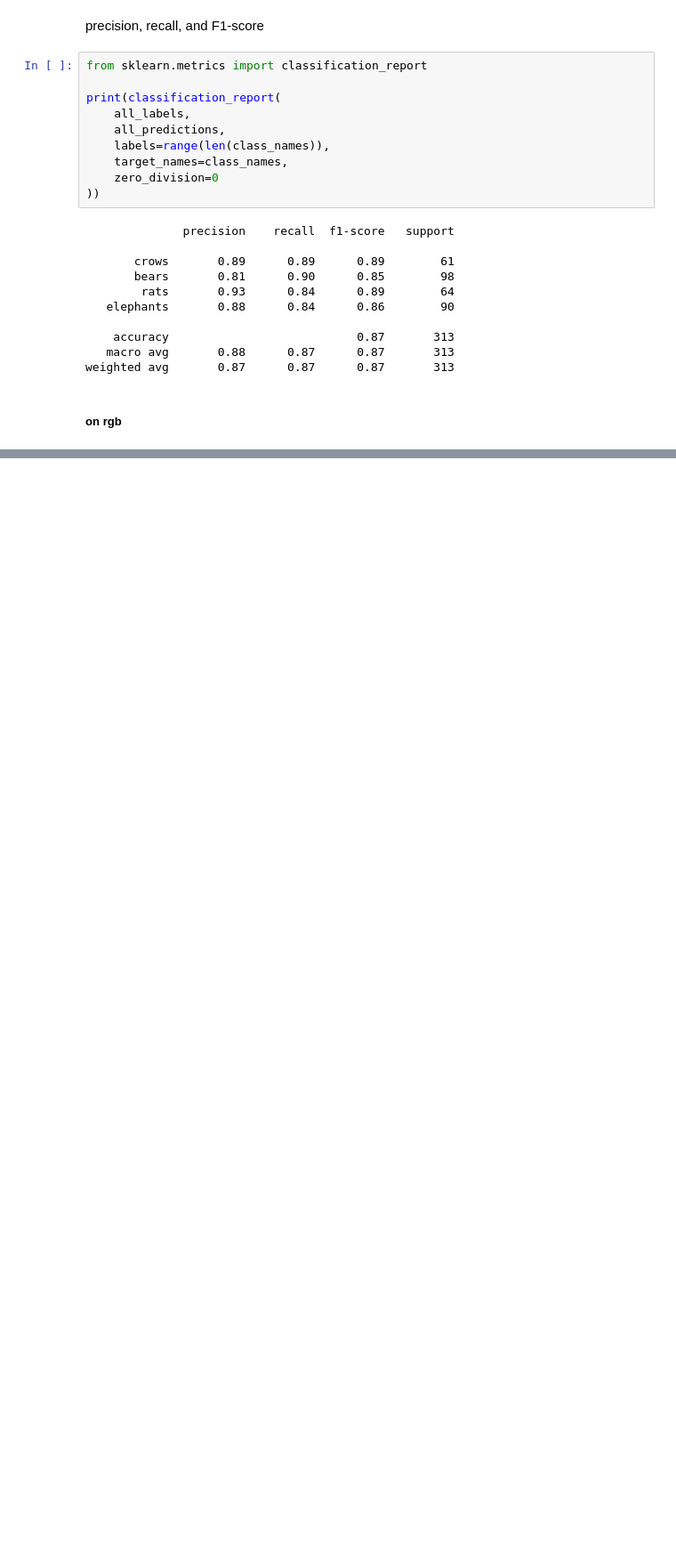
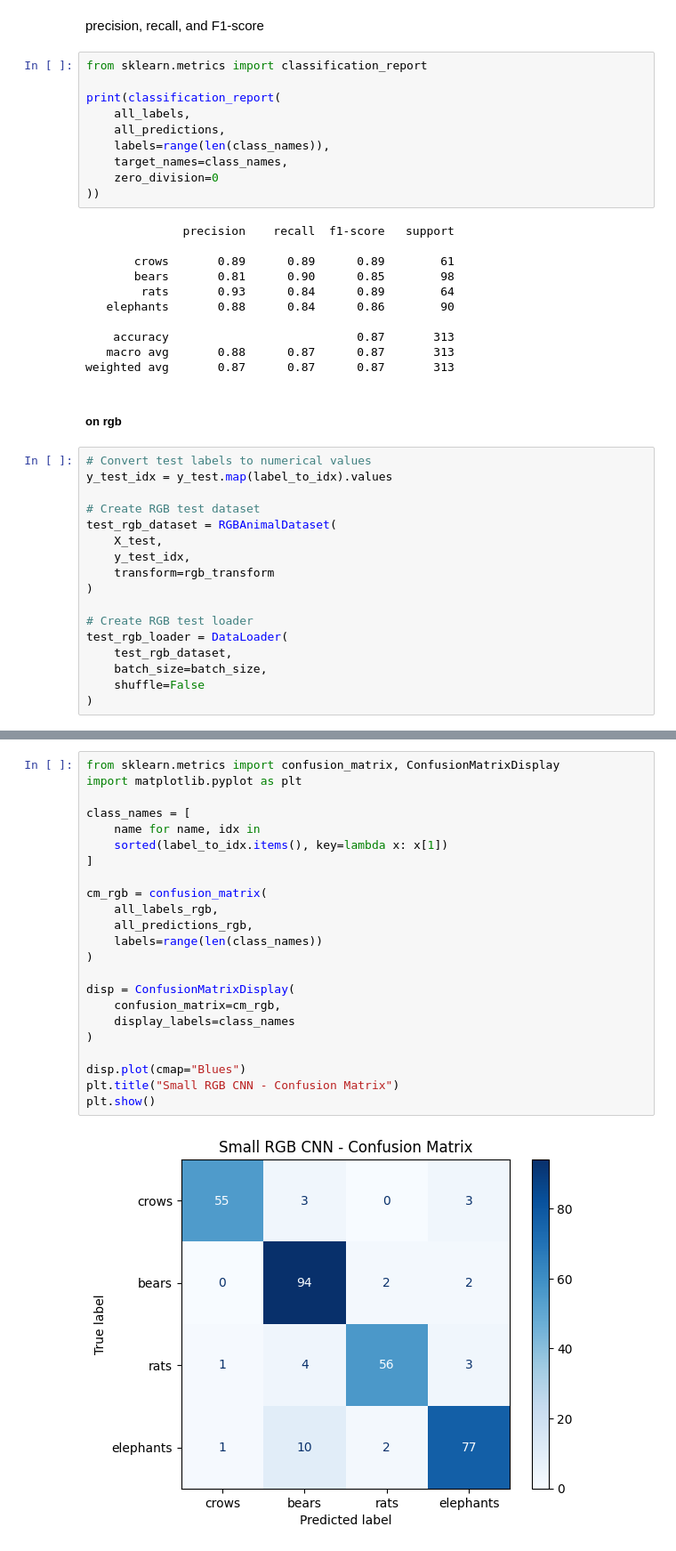
Before and after one commit to claramanolache/DeepLearning, a Jupyter notebook: CNN_mod2.ipynb, the cells around one changed output, grey strips where cells are left out. Shown at 89% size. Cells and saved outputs as stored; diff of their text form; blank space fills up the shorter version.

```diff
--- a/CNN_mod2.ipynb
+++ b/CNN_mod2.ipynb
@@ -984,6 +984,23 @@ print(classification_report(
 weighted avg       0.87      0.87      0.87       313
 # %% [markdown]
 ##### on rgb
+# %%
+# Convert test labels to numerical values
+y_test_idx = y_test.map(label_to_idx).values
+
+# Create RGB test dataset
+test_rgb_dataset = RGBAnimalDataset(
+    X_test,
+    y_test_idx,
+    transform=rgb_transform
+)
+
+# Create RGB test loader
+test_rgb_loader = DataLoader(
+    test_rgb_dataset,
+    batch_size=batch_size,
+    shuffle=False
+)
 # %%
 import torch
 
@@ -1025,0 +1046,25 @@ print(f"Test Accuracy: {test_accuracy * 100:.2f}%")
+# %%
+from sklearn.metrics import confusion_matrix, ConfusionMatrixDisplay
+import matplotlib.pyplot as plt
+
+class_names = [
+    name for name, idx in
+    sorted(label_to_idx.items(), key=lambda x: x[1])
+]
+
+cm_rgb = confusion_matrix(
+    all_labels_rgb,
+    all_predictions_rgb,
+    labels=range(len(class_names))
+)
+
+disp = ConfusionMatrixDisplay(
+    confusion_matrix=cm_rgb,
+    display_labels=class_names
+)
+
+disp.plot(cmap="Blues")
+plt.title("Small RGB CNN - Confusion Matrix")
+plt.show()
+# %% [output]
+[figure, added]
```
Also changed, not shown: parts of 4 cells of this notebook.
